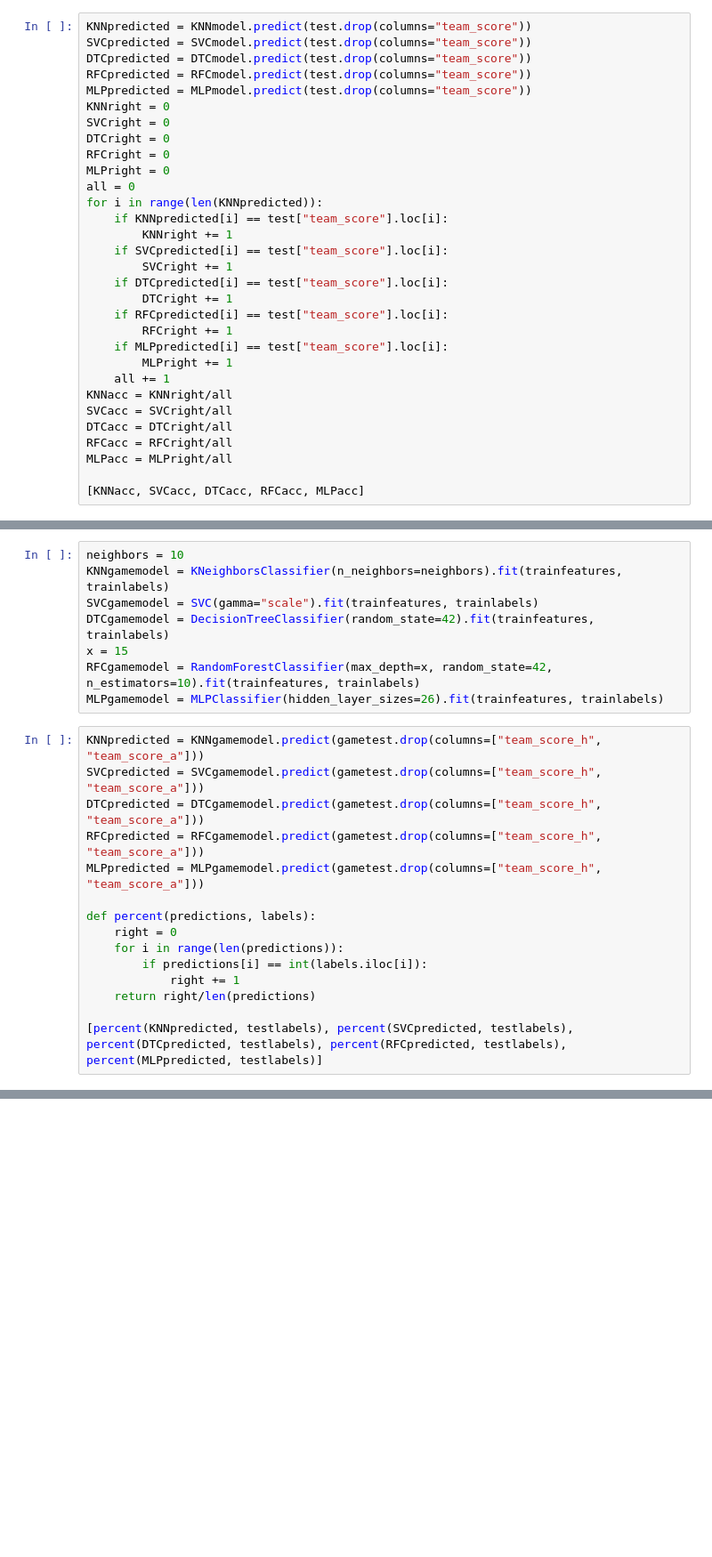
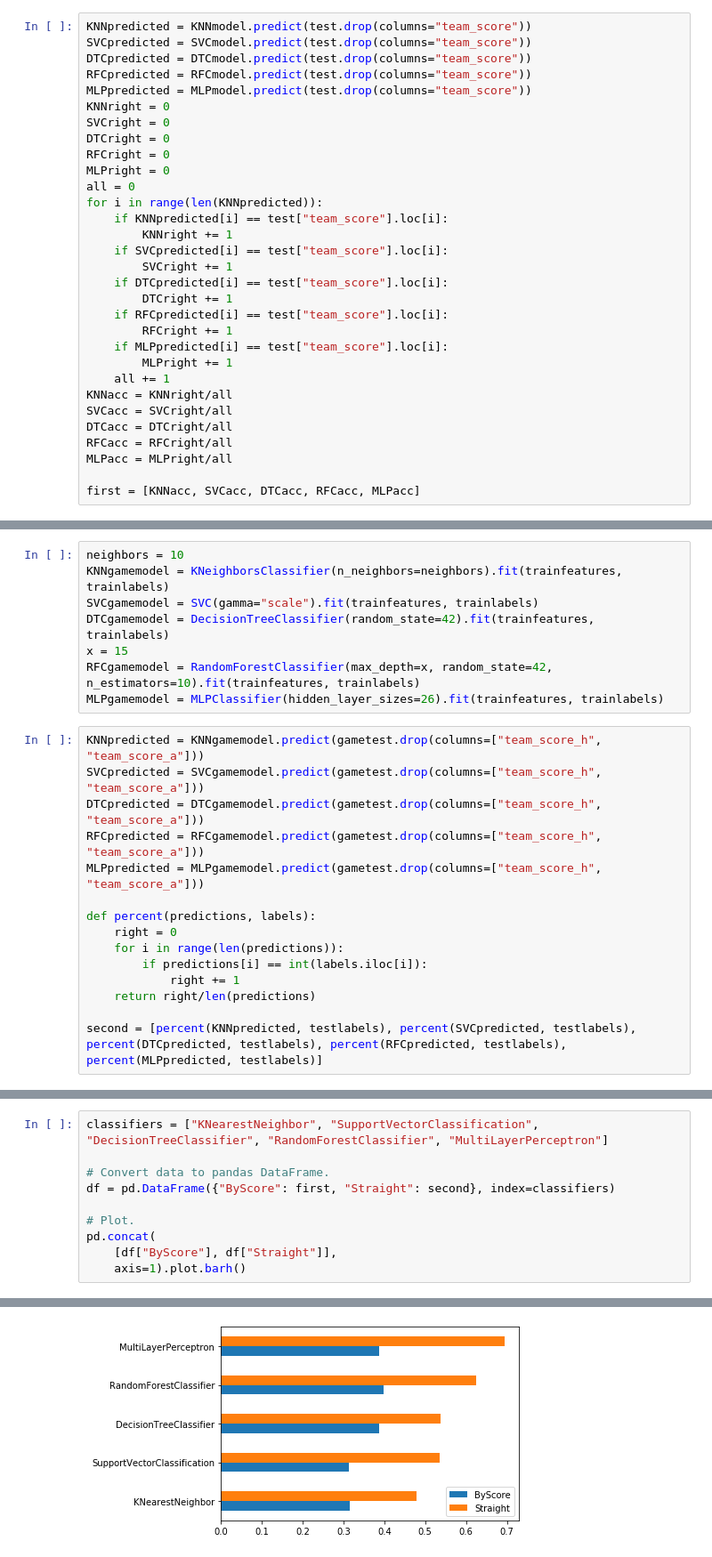
Before and after one commit to leppsalujyrgen/Entropy-of-Football-Statistics, a Jupyter notebook: Data Modelling/statistics-classifiers.ipynb, the cells around one changed output, grey strips where cells are left out. Shown: that part at 89% size. Cells and saved outputs as stored; diff of their text form; blank space fills up the shorter version.

Commit message:
some plots

```diff
--- a/Data Modelling/statistics-classifiers.ipynb
+++ b/Data Modelling/statistics-classifiers.ipynb
@@ -114,4 +114,4 @@ DTCacc = DTCright/all
 RFCacc = RFCright/all
 MLPacc = MLPright/all
 
-[KNNacc, SVCacc, DTCacc, RFCacc, MLPacc]
+first = [KNNacc, SVCacc, DTCacc, RFCacc, MLPacc]
@@ -338,4 +332,4 @@ def percent(predictions, labels):
             right += 1
     return right/len(predictions)
 
-[percent(KNNpredicted, testlabels), percent(SVCpredicted, testlabels), percent(DTCpredicted, testlabels), percent(RFCpredicted, testlabels), percent(MLPpredicted, testlabels)]
+second = [percent(KNNpredicted, testlabels), percent(SVCpredicted, testlabels), percent(DTCpredicted, testlabels), percent(RFCpredicted, testlabels), percent(MLPpredicted, testlabels)]
@@ -351,0 +336,11 @@ AttributeError: 'KNeighborsClassifier' object has no attribute 'coef_'
+# %%
+classifiers = ["KNearestNeighbor", "SupportVectorClassification", "DecisionTreeClassifier", "RandomForestClassifier", "MultiLayerPerceptron"]
+
+# Convert data to pandas DataFrame.
+df = pd.DataFrame({"ByScore": first, "Straight": second}, index=classifiers)
+
+# Plot.
+pd.concat(
+    [df["ByScore"], df["Straight"]],
+    axis=1).plot.barh()
+# %% [output]
@@ -352,2 +348,3 @@ AttributeError: 'KNeighborsClassifier' object has no attribute 'coef_'
+[figure, added]
 # %%
 totalbest
```
Also changed, not shown: parts of 5 cells of this notebook, 1 other file.
